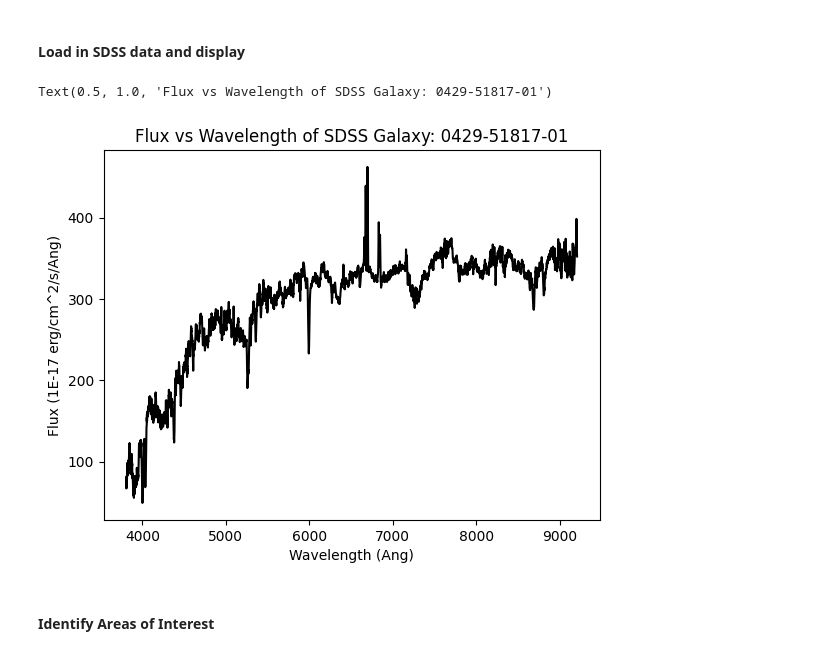
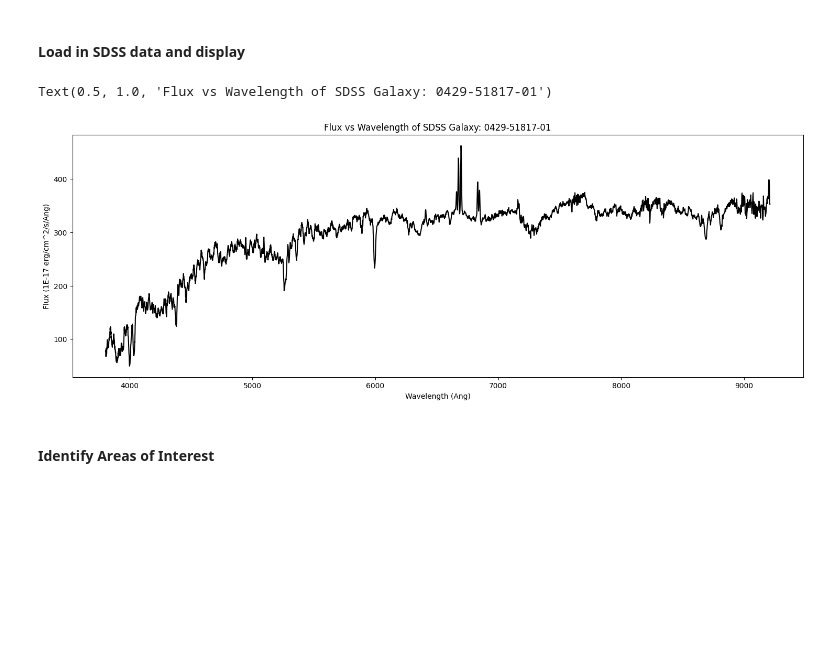
Before and after one commit to pie-tras/ASTR3800Final, a Jupyter notebook: pietras_final_project.ipynb, the cells around one changed output. Drawn from its saved outputs; the diff is of its cells as text; code cells hidden in the pictures; blank space fills up the shorter version.

```diff
--- a/pietras_final_project.ipynb
+++ b/pietras_final_project.ipynb
@@ -42,13 +42,14 @@ data = hdulist[1].data
 wavelength = 10 ** data['loglam'] # convert from log10 to linear
 flux = data['flux']
 # %%
+plt.figure(figsize=(18, 6))
 plt.plot(wavelength, flux, color = 'black')
 plt.xlabel("Wavelength (Ang)")
 plt.ylabel("Flux (1E-17 erg/cm^2/s/Ang)")
 plt.title("Flux vs Wavelength of SDSS Galaxy: 0429-51817-01")
 # %% [output]
 Text(0.5, 1.0, 'Flux vs Wavelength of SDSS Galaxy: 0429-51817-01')
-[figure, old version]
+[figure, new version]
 # %% [markdown]
 #### Identify Areas of Interest
 # %%
```
Also changed, not shown: parts of 8 cells of this notebook.
